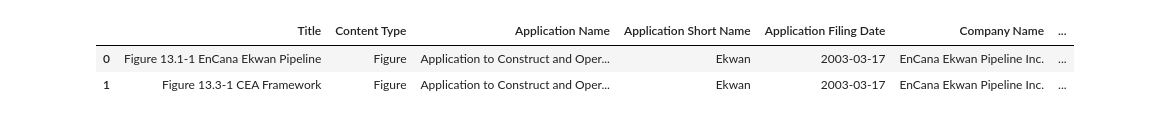
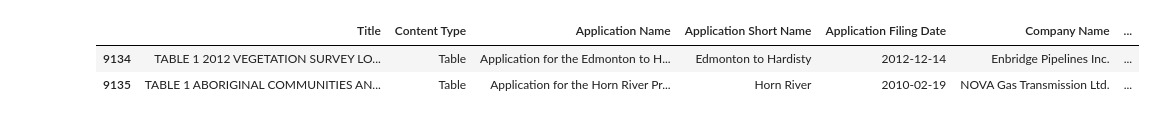
Before and after one commit to CER-REC/esa-data-bank_banque-donnees-ees, a Jupyter notebook: Codes/Section_04_Final_Data_Merge_and_Visualization/bundle/merge_eng_fra_index.ipynb, the cells around one changed output. Cells and saved outputs as stored; diff of their text form; code cells hidden in the pictures.

```diff
--- a/Codes/Section_04_Final_Data_Merge_and_Visualization/bundle/merge_eng_fra_index.ipynb
+++ b/Codes/Section_04_Final_Data_Merge_and_Visualization/bundle/merge_eng_fra_index.ipynb
@@ -3,10 +3,10 @@ import pandas as pd
 pd.set_option('display.max_rows', 500)
 pd.set_option('display.max_columns', 500)
 # %%
-df_eng_old_projects = pd.read_csv("G:\ESA_downloads\download_Bingjie_Mar262021\ESA_website_ENG_old_projects.csv")
-df_eng_new_projects = pd.read_csv("G:\ESA_downloads\phase_2_download_files\ESA_downloads\ESA_website_ENG_new_projects.csv")
+# df_eng_old_projects = pd.read_csv("G:\ESA_downloads\download_Bingjie_Mar262021\ESA_website_ENG_old_projects.csv") # dtype fine
+# df_eng_new_projects = pd.read_csv("G:\ESA_downloads\phase_2_download_files\ESA_downloads\ESA_website_ENG_new_projects.csv") # dtypes fine
 
-df_fra_old_projects = pd.read_csv("G:\ESA_downloads\download_Bingjie_May062021_fra\ESA_website_FRA.csv", encoding='latin-1')
-df_fra_new_projects = pd.read_csv("G:\ESA_downloads\phase_2_download_files\ESA_downloads_fra\ESA_website_FRA_new_projects.csv", encoding='utf-8')
+# df_fra_old_projects = pd.read_csv("G:\ESA_downloads\download_Bingjie_May062021_fra\ESA_website_FRA.csv", encoding='latin-1') # dtype fine
+# df_fra_new_projects = pd.read_csv("G:\ESA_downloads\phase_2_download_files\ESA_downloads_fra\ESA_website_FRA_new_projects.csv", encoding='utf-8') # dtypes fine
 
-df_eng_all_projects = pd.read_csv("G:\ESA_downloads\ESA_with_VCs\ESA_website_ENG.csv")
+df_eng_all_projects = pd.read_csv("G:\ESA_downloads\ESA_with_VCs\ESA_website_ENG.csv", encoding='utf-8')
@@ -13,6 +27,10 @@ df_eng_all_projects = pd.read_csv("G:\ESA_downloads\ESA_with_VCs\ESA_website_ENG
+# %%
+df_eng_old_tables = df_eng_old_projects[df_eng_old_projects['Content Type'] == 'Table']
+
+df_fra_old_tables = df_fra_old_projects[df_fra_old_projects['Type de contenu'] == 'Tableau']
 # %%
-df_eng_old_projects.head(2)
+df_eng_old_tables.head(2)
 # %% [output]
 |  | Title | Content Type | Application Name | Application Short Name | Application Filing Date | Company Name | ... |
-| 0 | Figure 13.1-1 EnCana Ekwan Pipeline | Figure | Application to Construct and Oper... | Ekwan | 2003-03-17 | EnCana Ekwan Pipeline Inc. | ... |
-| 1 | Figure 13.3-1 CEA Framework | Figure | Application to Construct and Oper... | Ekwan | 2003-03-17 | EnCana Ekwan Pipeline Inc. | ... |
+| 9134 | TABLE 1 2012 VEGETATION SURVEY LO... | Table | Application for the Edmonton to H... | Edmonton to Hardisty | 2012-12-14 | Enbridge Pipelines Inc. | ... |
+| 9135 | TABLE 1 ABORIGINAL COMMUNITIES AN... | Table | Application for the Horn River Pr... | Horn River | 2010-02-19 | NOVA Gas Transmission Ltd. | ... |
```
Also changed, not shown: parts of 12 cells of this notebook.
